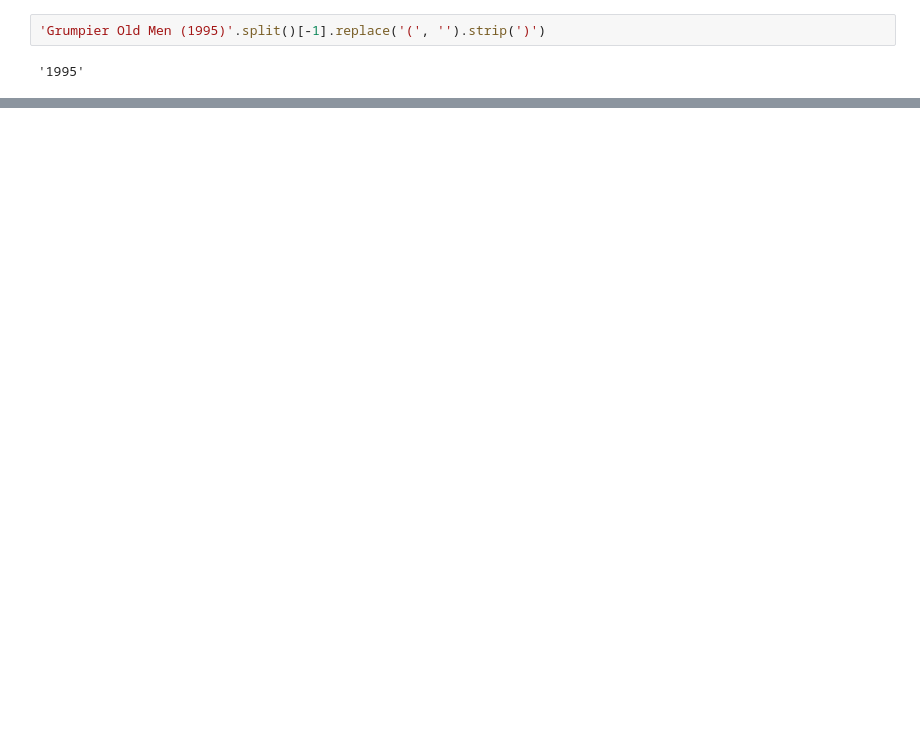
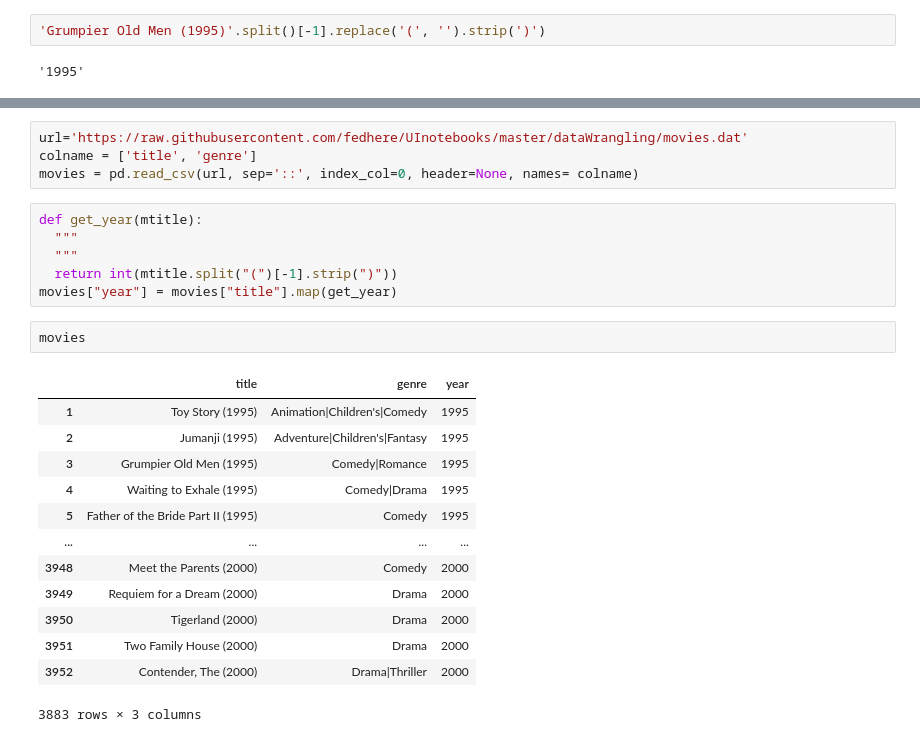
Before and after one commit to martinasimeone/MLPNS_MSimeone, a Jupyter notebook: MLPNS23_bootcamp.ipynb, the cells around one changed output, grey strips where cells are left out. Drawn from its saved outputs; the diff is of its cells as text; blank space fills up the shorter version.

```diff
--- a/MLPNS23_bootcamp.ipynb
+++ b/MLPNS23_bootcamp.ipynb
@@ -461,0 +484,26 @@ KeyError: ignored
+# %%
+url='https://raw.githubusercontent.com/fedhere/UInotebooks/master/dataWrangling/movies.dat'
+colname = ['title', 'genre']
+movies = pd.read_csv(url, sep='::', index_col=0, header=None, names= colname)
+# %%
+def get_year(mtitle):
+  """
+  """
+  return int(mtitle.split("(")[-1].strip(")"))
+movies["year"] = movies["title"].map(get_year)
+# %%
+movies
+# %% [output]
+|  | title | genre | year |
+| 1 | Toy Story (1995) | Animation|Children's|Comedy | 1995 |
+| 2 | Jumanji (1995) | Adventure|Children's|Fantasy | 1995 |
+| 3 | Grumpier Old Men (1995) | Comedy|Romance | 1995 |
+| 4 | Waiting to Exhale (1995) | Comedy|Drama | 1995 |
+| 5 | Father of the Bride Part II (1995) | Comedy | 1995 |
+| ... | ... | ... | ... |
+| 3948 | Meet the Parents (2000) | Comedy | 2000 |
+| 3949 | Requiem for a Dream (2000) | Drama | 2000 |
+| 3950 | Tigerland (2000) | Drama | 2000 |
+| 3951 | Two Family House (2000) | Drama | 2000 |
+| 3952 | Contender, The (2000) | Drama|Thriller | 2000 |
+3883 rows × 3 columns
```
Also changed, not shown: parts of 7 cells of this notebook.
